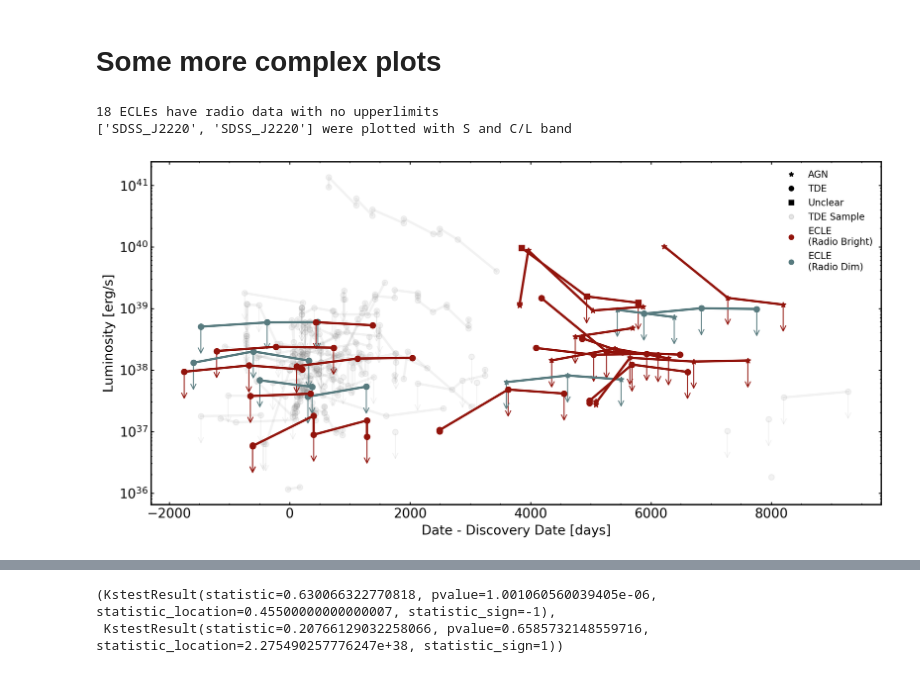
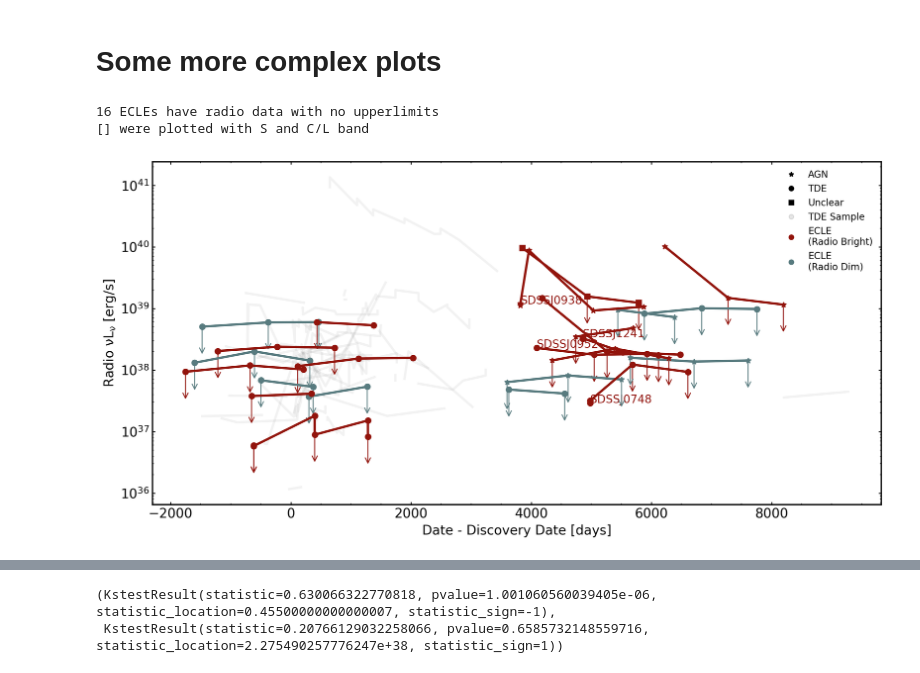
Before and after one commit to noahfranz13/radio-ecle, a Jupyter notebook: ecle-data-to-otter.ipynb, the cells around one changed output, grey strips where cells are left out. Drawn from its saved outputs; the diff is of its cells as text; code cells hidden in the pictures.

Commit message:
updates on the ECLE analysis

```diff
--- a/ecle-data-to-otter.ipynb
+++ b/ecle-data-to-otter.ipynb
@@ -361,7 +361,7 @@ fig.savefig("radio-lightcurves.png")
 # %% [output]
 [figure]
 # %%
-def choose_sideband_fullband(df):
+def choose_sideband_fullband(df, only_fullband=False):
 
     # need same time and same band name
     result = []
@@ -383,7 +383,7 @@ def choose_sideband_fullband(df):
         sideband_high = grp.iloc[-1]
         fullband = grp.iloc[1] # assume that each is only three long
 
-        if sideband_low.upperlimit or sideband_high.upperlimit:
+        if sideband_low.upperlimit or sideband_high.upperlimit or only_fullband:
             # then append the fullband
             result.append(fullband)
         else:
@@ -633,6 +758,8 @@ warnings.filterwarnings("ignore")
 plotted_with_c = []
 
 def lightcurve_plot(band="S", n_ecle=100):
+
+    transients_to_label = {"SDSS_J1241", "SDSS_J0938", "SDSS_J0952", "SDSS_J0748"}
 
     fig, ax = plt.subplots(figsize=(12,6))
     cmap = mpl.colormaps['plasma']
@@ -680,10 +807,10 @@ def lightcurve_plot(band="S", n_ecle=100):
             s = phot[phot.filter_name == band]
             cbar_labels.append(metadata.name.values[0].replace("_", ""))
 
-            c = phot[(phot.filter_name.isin(("C", "L"))) * (~phot.upperlimit.astype(bool)) * (phot.converted_date-disc_date > -2000)]
-            if np.all(s.upperlimit) and len(c) > 0:
-                s = pd.concat([s,c]) # they are close enough in frequency...
-                plotted_with_c.append(name)
+            # c = phot[(phot.filter_name.isin(("C", "L"))) * (~phot.upperlimit.astype(bool)) * (phot.converted_date-disc_date > -2000)]
+            # if np.all(s.upperlimit) and len(c) > 0:
+            #     s = pd.concat([s,c]) # they are close enough in frequency...
+            #     plotted_with_c.append(name)
 
             if np.all(s.upperlimit):
                 color = nondet_color
@@ -705,12 +832,15 @@ def lightcurve_plot(band="S", n_ecle=100):
             alpha = 0.1
             zorder = 1
 
-        if classification == "TDE":
-            symb = "o"
-        elif classification == "AGN":
-            symb = "*"
+        if isECLE:
+            if classification == "TDE":
+                symb = "o"
+            elif classification == "AGN":
+                symb = "*"
+            else:
+                symb = "s"
         else:
-            symb = "s"
+            symb = "none"
 
         x = s.converted_date.values - disc_date
         ordered_idx = np.argsort(x)
@@ -721,11 +851,16 @@ def lightcurve_plot(band="S", n_ecle=100):
         #ax.plot(x, np.log10(y), color=color, marker=symb, alpha=alpha, zorder=zorder)
         ax.plot(x, y, color=color, marker=symb, alpha=alpha, zorder=zorder)
 
+        intersection = list(set(aliases) & transients_to_label)
+        if len(intersection):
+            ax.text(x[0], y[0], intersection[0].replace("_", ""), color=color, fontsize=12)
 
-        uplims = s[s.upperlimit]
-        if len(uplims) == 0: continue
-        for x, y in zip(uplims.converted_date.values - disc_date, uplims.lum.values):
-            ax.annotate("", xy=(x, y/3), xytext=(x, y), arrowprops=dict(arrowstyle='->',color=color,alpha=alpha))
+        if isECLE:
+            uplims = s[s.upperlimit]
+            if len(uplims) == 0: continue
+            for x, y in zip(uplims.converted_date.values - disc_date, uplims.lum.values):
+                ax.annotate("", xy=(x, y/3), xytext=(x, y), arrowprops=dict(arrowstyle='->',color=color,alpha=alpha))
+
 
     custom_legend_params = dict(
         color = "k",
@@ -742,37 +877,37 @@ def lightcurve_plot(band="S", n_ecle=100):
         Line2D([0], [0], marker="o", alpha=1, color=det_color, lw=4, markersize=5, linestyle="none"),
         Line2D([0], [0], marker="o", alpha=1, color=nondet_color, lw=4, markersize=5, linestyle="none")
 
     ]
 
     custom_labels = ["AGN", "TDE", "Unclear", "TDE Sample", "ECLE\n(Radio Bright)", "ECLE\n(Radio Dim)"]
 
     ax.set_yscale("log")
 
     ax.legend(
         custom_lines,
         custom_labels,
         # bbox_to_anchor=(1.1,1),
         ncols = 1, #len(custom_lines)//2,
         fontsize=10
     )
 
     #norm = mpl.colors.BoundaryNorm(range(len(colors)), cmap.N)
     #cbar = fig.colorbar(mpl.cm.ScalarMappable(cmap=cmap, norm=norm), ax=ax, ticks=list(range(len(cbar_labels))))
     #cbar.ax.set_yticklabels(cbar_labels, fontsize=10);
 
-    ax.set_ylabel("Luminosity [erg/s]")
+    ax.set_ylabel(r"Radio $\nu L_\nu$ [erg/s]")
     ax.set_xlabel("Date - Discovery Date [days]")
 
     fig.savefig("ecle-radio-lightcurves.png")
 
     print(f"{i+1} ECLEs have radio data with no upperlimits")
     print(f"{plotted_with_c} were plotted with S and C/L band")
 
 lightcurve_plot("S", n_ecle=18)
 # %% [output]
-18 ECLEs have radio data with no upperlimits
-['SDSS_J2220', 'SDSS_J2220'] were plotted with S and C/L band
+16 ECLEs have radio data with no upperlimits
+[] were plotted with S and C/L band
-[figure, old version]
+[figure, new version]
 # %%
 fig = plt.figure(figsize=(6,6))
 gs = fig.add_gridspec(2, 2,  width_ratios=(4, 1), height_ratios=(1, 4),
```
Also changed, not shown: parts of 4 cells of this notebook, 14 other files.
